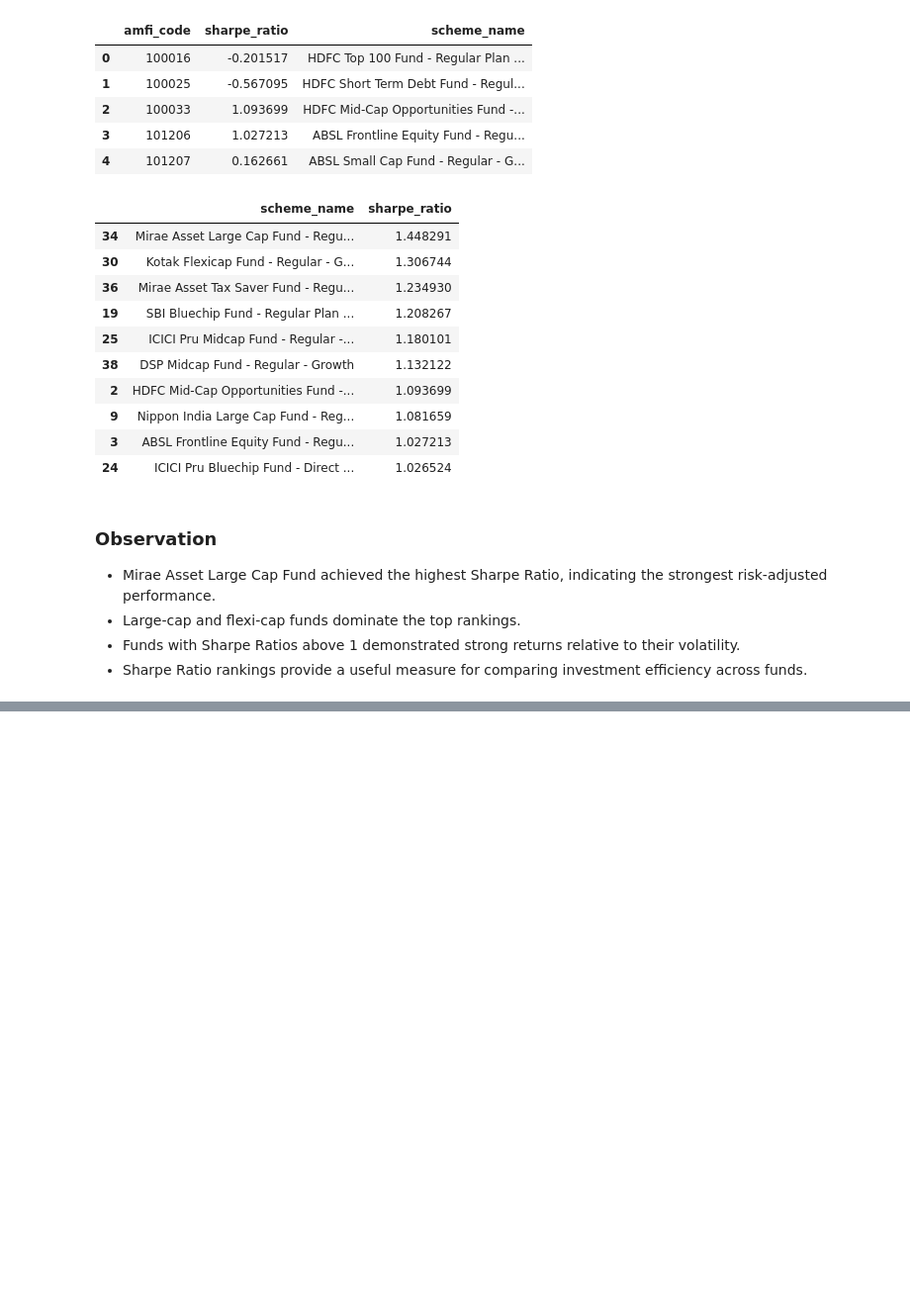
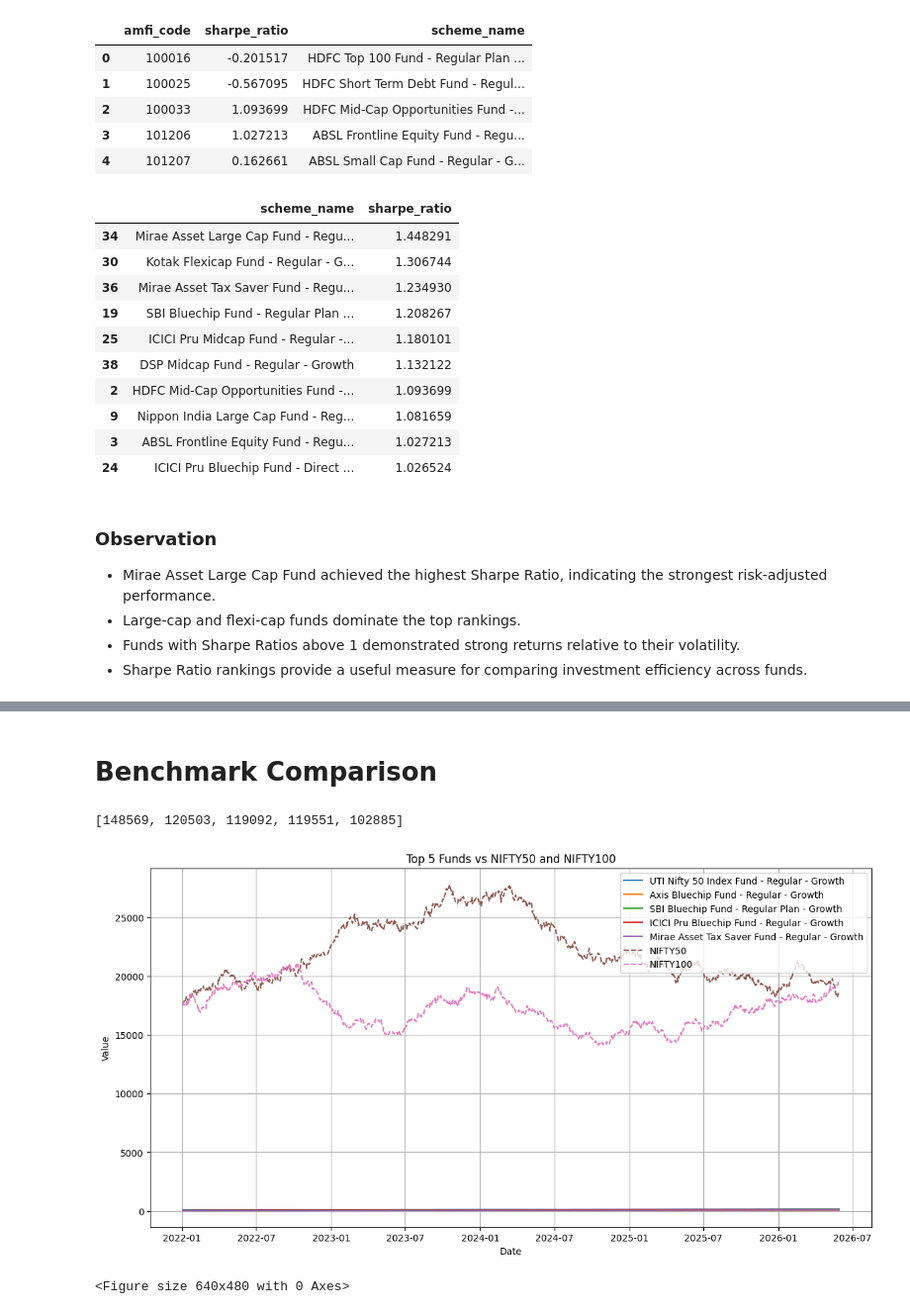
Before and after one commit to deepeshdamodaran0/mutual_fund_analytics, a Jupyter notebook: notebooks/04_Performance_Analytics.ipynb, the cells around one changed output, grey strips where cells are left out. Shown at 99% size. Cells and saved outputs as stored; diff of their text form; code cells hidden in the pictures; blank space fills up the shorter version.

```diff
--- a/notebooks/04_Performance_Analytics.ipynb
+++ b/notebooks/04_Performance_Analytics.ipynb
@@ -385,0 +867,70 @@ sharpe_df.head(10)[
+# %% [markdown]
+# Benchmark Comparison
+# %%
+top5_codes = top_funds.head(5)["amfi_code"].tolist()
+
+top5_codes
+# %% [output]
+[148569, 120503, 119092, 119551, 102885]
+# %%
+top5_nav = nav[
+    nav["amfi_code"].isin(top5_codes)
+].copy()
+
+top5_nav = top5_nav.merge(
+    fund[["amfi_code", "scheme_name"]],
+    on="amfi_code",
+    how="left"
+)
+# %%
+bench_plot = benchmark[
+    benchmark["index_name"].isin(
+        ["NIFTY50", "NIFTY100"]
+    )
+].copy()
+# %%
+import matplotlib.pyplot as plt
+
+plt.figure(figsize=(14,7))
+
+for scheme in top5_nav["scheme_name"].unique():
+
+    temp = top5_nav[
+        top5_nav["scheme_name"] == scheme
+    ]
+
+    plt.plot(
+        temp["date"],
+        temp["nav"],
+        label=scheme
+    )
+
+for idx in ["NIFTY50", "NIFTY100"]:
+
+    temp = bench_plot[
+        bench_plot["index_name"] == idx
+    ]
+
+    plt.plot(
+        temp["date"],
+        temp["close_value"],
+        linestyle="--",
+        label=idx
+    )
+
+plt.title("Top 5 Funds vs NIFTY50 and NIFTY100")
+plt.xlabel("Date")
+plt.ylabel("Value")
+plt.legend()
+plt.grid(True)
+
+plt.show()
+# %% [output]
+[figure, added]
+# %%
+plt.savefig(
+    "../reports/benchmark_comparison.png",
+    bbox_inches="tight"
+)
+# %% [output]
+<Figure size 640x480 with 0 Axes>
```
Also changed, not shown: parts of 36 cells of this notebook, 1 other file.
